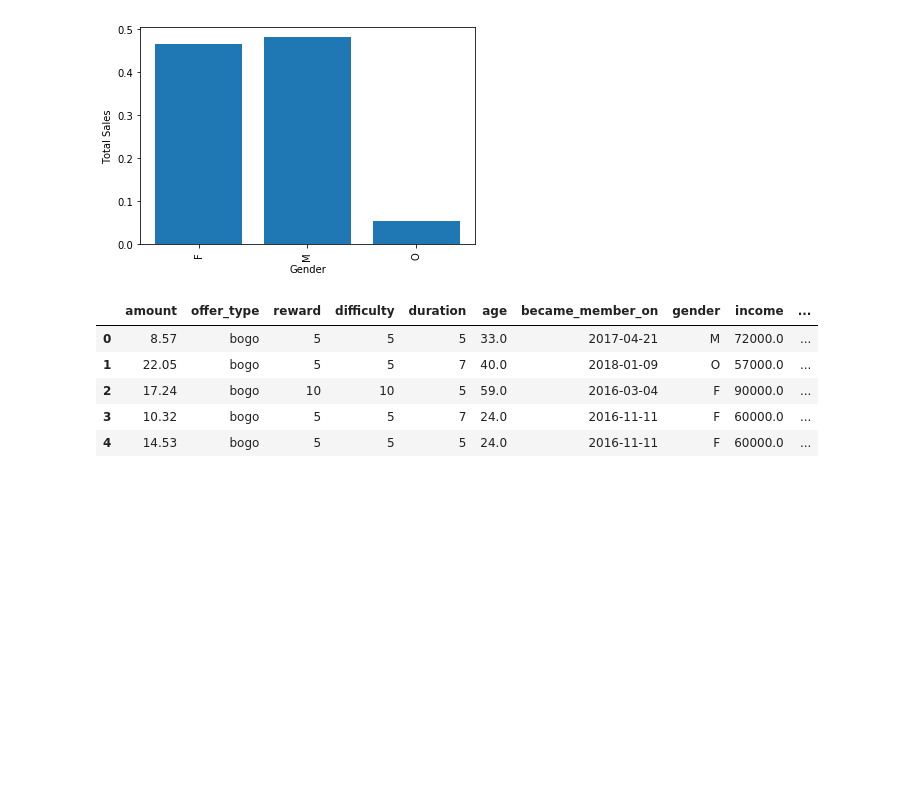
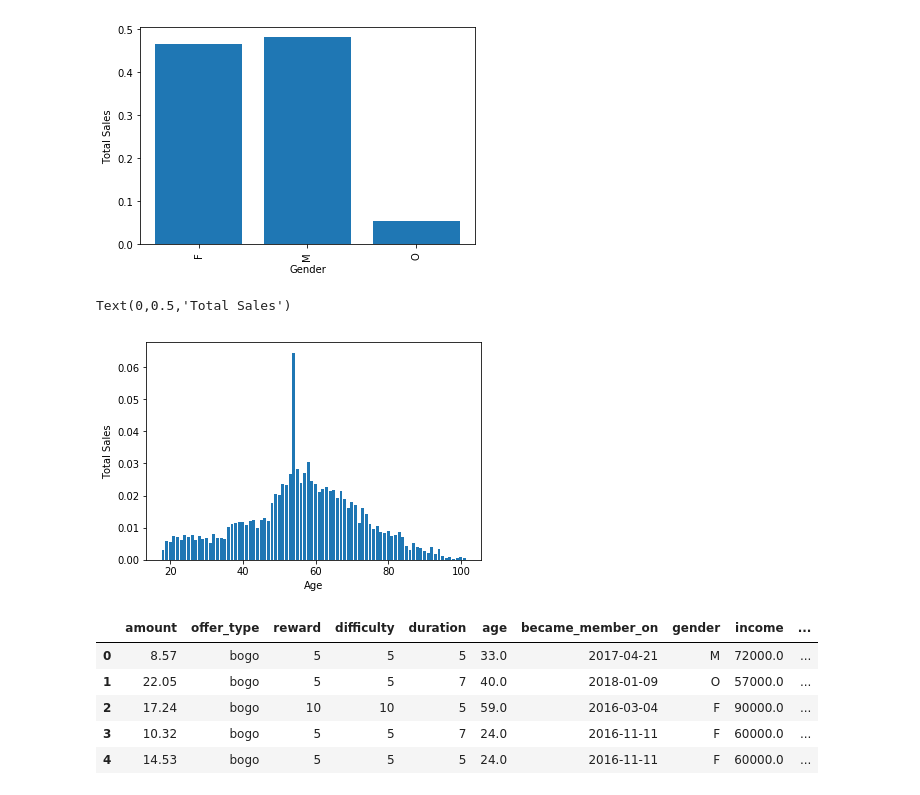
Before and after one commit to Mendy5/Udacity_Project_Capstone, a Jupyter notebook: Starbucks_Capstone_notebook.ipynb, the cells around one changed output. Saved outputs shown, nothing was run; the diff lists cells and outputs as text; code cells hidden in the pictures; blank space fills up the shorter version.

Commit message:
Update Starbucks_Capstone_notebook.ipynb
1. more exploratory analysis
2. build user offer matrix for building the recommendation engain

```diff
--- a/Starbucks_Capstone_notebook.ipynb
+++ b/Starbucks_Capstone_notebook.ipynb
@@ -2280,6 +2280,16 @@ ax.set_ylabel("Total Sales")
 # %% [output]
 Text(0,0.5,'Total Sales')
 [figure]
+# %%
+offer_trans_by_age_pct = offer_trans_final_df.groupby("age")["amount"].sum()/offer_trans_final_df["amount"].sum()
+# %%
+fig, ax = plt.subplots()
+ax.bar(offer_trans_by_age_pct.index, offer_trans_by_age_pct.values)
+ax.set_xlabel("Age")
+ax.set_ylabel("Total Sales")
+# %% [output]
+Text(0,0.5,'Total Sales')
+[figure, added]
 # %%
 offer_trans_final_df.head()
 # %% [output]
```
Also changed, not shown: parts of 32 cells of this notebook.
